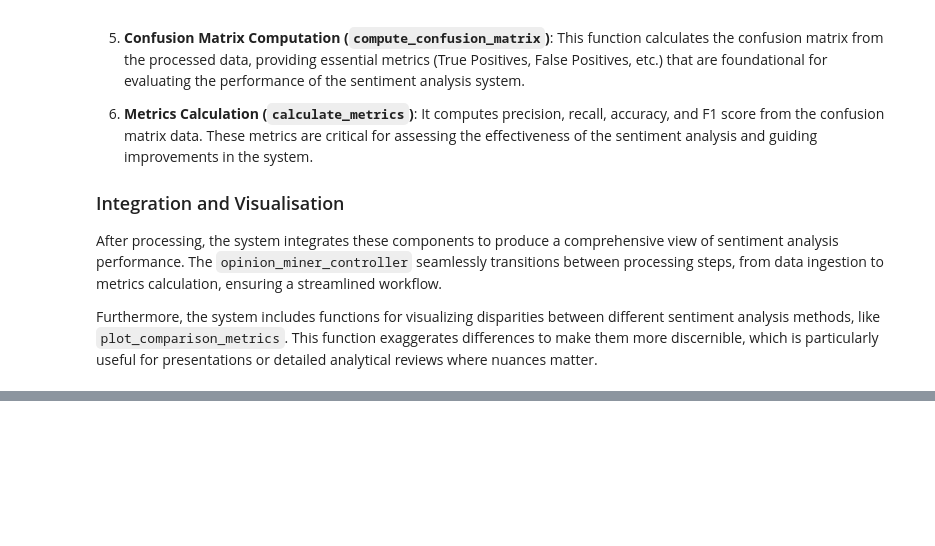
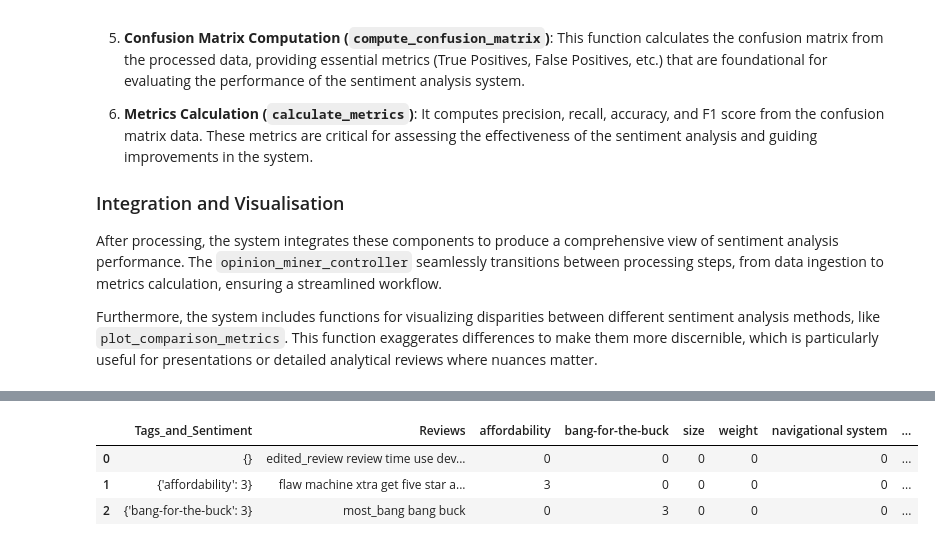
Before and after one commit to Leonjmroe/MSc-AI, a Jupyter notebook: Module 5 - Introduction to NLP/Final Assignment/Opinion_Miner_Final.ipynb, the cells around one changed output, grey strips where cells are left out. Saved outputs shown, nothing was run; the diff lists cells and outputs as text; code cells hidden in the pictures; blank space fills up the shorter version.

Commit message:
ml sent_tag review table built

```diff
--- a/Module 5 - Introduction to NLP/Final Assignment/Opinion_Miner_Final.ipynb
+++ b/Module 5 - Introduction to NLP/Final Assignment/Opinion_Miner_Final.ipynb
@@ -896,7 +896,7 @@ def opinion_miner_controller(file, sentiment_classifier, noun_string, sent_strin
     conf_matrix_df = compute_confusion_matrix(result_df)
     metrics_df = calculate_metrics(conf_matrix_df)
 
-    return feature_table, conf_matrix_df, metrics_df
+    return feature_table, conf_matrix_df, metrics_df, df
 # %%
 """
 A function built to average the metrics across files to assist myself in paramater selection due to the large variability in the data files
@@ -1023,0 +1005,62 @@ noun_model_comparison([files[1]])
+# %%
+_, _, _, df = opinion_miner_controller(files[2], 'senti', 'Lemmatised_Review_String', 'Soft_Filtered_Review_String', 0, 1)
+
+
+
+def parse_and_normalise_tags(df):
+
+    normalised_data = []
+
+    for idx, tags in enumerate(df['Tags']):
+        parsed_tags = {}
+        parsed_sents = []
+
+        for tag in tags:
+            tag = tag.strip()
+            inside = tag.find('[')
+            outside = tag.find(']')
+            feature = tag[0:inside].strip()
+            sent = tag[inside + 1:outside].strip()
+
+            try:
+                sent = int(sent)
+                if feature in parsed_tags:
+                    # Average or list sentiment scores if more than one sentiment per feature
+                    if isinstance(parsed_tags[feature], list):
+                        parsed_tags[feature].append(sent)
+                    else:
+                        parsed_tags[feature] = [parsed_tags[feature], sent]
+                else:
+                    parsed_tags[feature] = sent
+            except ValueError:
+                continue  # Skip if the sentiment is not an integer
+
+        # Normalize sentiments if there are multiple entries
+        for key, value in parsed_tags.items():
+            if isinstance(value, list):
+                parsed_tags[key] = sum(value) / len(value)  # Average sentiments
+
+        normalised_data.append(parsed_tags)
+
+    # Add the normalized data to the DataFrame
+    df['Normalised'] = normalised_data
+    df = df[['Normalised', 'Lemmatised_Review_String']]
+    df = df.rename(columns={'Normalised': 'Tags_and_Sentiment', 'Lemmatised_Review_String': 'Reviews'})
+
+    # Flatten the normalized dictionary into a DataFrame
+    tags_sents_df = pd.DataFrame(df['Tags_and_Sentiment'].tolist()).fillna(0).astype(int)
+
+    # Join this back with the original DataFrame
+    df = df.join(tags_sents_df)
+
+    return df
+
+
+# Sample usage with your DataFrame
+df = parse_and_normalise_tags(copy.deepcopy(df))
+display(df.head(3))
+# %% [output]
+|  | Tags_and_Sentiment | Reviews | affordability | bang-for-the-buck | size | weight | navigational system | ... |
+| 0 | {} | edited_review review time use dev... | 0 | 0 | 0 | 0 | 0 | ... |
+| 1 | {'affordability': 3} | flaw machine xtra get five star a... | 3 | 0 | 0 | 0 | 0 | ... |
+| 2 | {'bang-for-the-buck': 3} | most_bang bang buck | 0 | 3 | 0 | 0 | 0 | ... |
```
Also changed, not shown: parts of 2 cells of this notebook.
